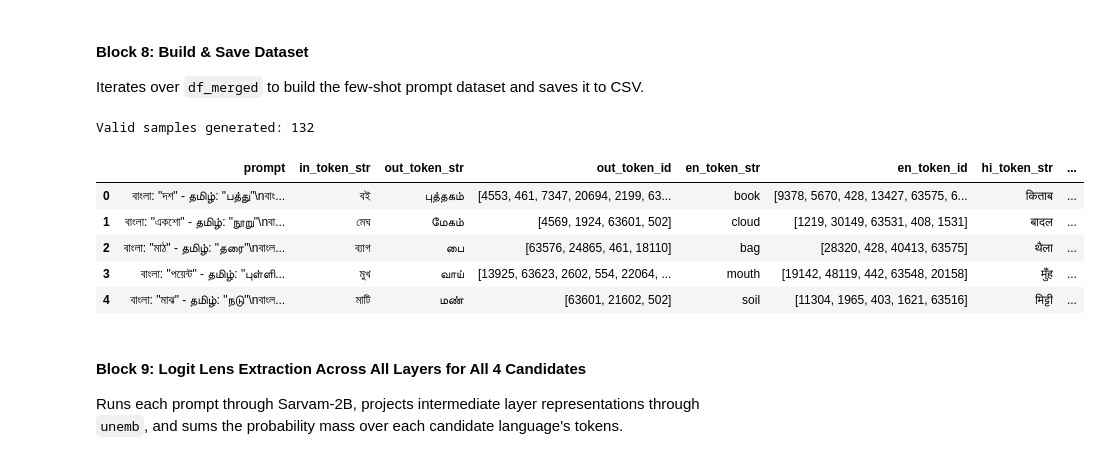
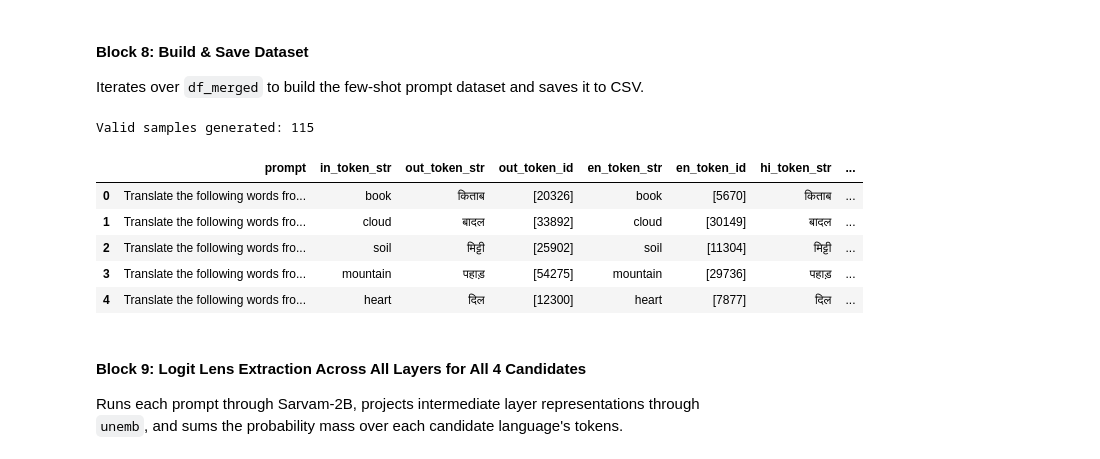
Before and after one commit to LEZEgit/btp-concept-space-language-analysis, a Jupyter notebook: Dataset_Creation/Translation Experiment/new_experiment.ipynb, the cells around one changed output. Cells and saved outputs as stored; diff of their text form; code cells hidden in the pictures.

```diff
--- a/Dataset_Creation/Translation Experiment/new_experiment.ipynb
+++ b/Dataset_Creation/Translation Experiment/new_experiment.ipynb
@@ -69,11 +90,11 @@ The autoreload extension is already loaded. To reload it, use:
 
 Sets the regional translation pair (`input_lang` $\rightarrow$ `target_lang`), points `custom_model` to `sarvamai/sarvam-2b-v0.5`, and defines your 4 candidate languages.
 # %%
-input_lang = 'ben'   # e.g., 'ben', 'mar', 'tel', 'tam'
-target_lang = 'tam'  # e.g., 'ben', 'mar', 'tel', 'tam'
+input_lang = 'en'   # e.g., 'ben', 'mar', 'tel', 'tam'
+target_lang = 'hi'  # e.g., 'ben', 'mar', 'tel', 'tam'
 model_size = '2b'
 custom_model = 'sarvamai/sarvam-2b-v0.5'
-single_token_only = False
+single_token_only = True
 multi_token_only = False
 out_dir = './visuals'
 hf_token = None # Or your HF token string if needed
@@ -251,15 +277,23 @@ lang2english_name = {
     'tam': 'Tamil'
 }
 
-def sample(df, ind, k=5, tokenizer=tokenizer, lang1='ben', lang2='tam', candidates=candidates, strict_disjoint=False):
+# Seems like the sarvam model doesn't understand that it has to perform translation (because the tam probabilites were close to 0 when doing hi -> tam),
+# modifying the prompt to make it more clear by doing the following:
+# 1. increase k,
+# 2. Add a header that says that the model has to translate, ---> will inspect
+# 3. Remove the double quotes to reduce confusion ---> This led to model doing nothing, so we reverted back to using quotes
+
+def sample(df, ind, k=10, tokenizer=tokenizer, lang1='ben', lang2='tam', candidates=candidates, strict_disjoint=False):
     df = df.reset_index(drop=True)
     temp = df[df.index != ind]
     sample_df = pd.concat([temp.sample(k-1), df[df.index == ind]], axis=0)
 
-    prompt = ""
+    prompt = f"Translate the following words from {lang2english_name[lang1]} to {lang2english_name[lang2]}.\n\n"
+    # prompt = ""
     for idx, (df_idx, row) in enumerate(sample_df.iterrows()):
         if idx < k-1:
             prompt += f'{lang2name[lang1]}: "{row[lang1]}" - {lang2name[lang2]}: "{row[lang2]}"\n'
+            # prompt += f"{lang2name[lang1]}: {row[lang1]} - {lang2name[lang2]}: "
         else:
             prompt += f'{lang2name[lang1]}: "{row[lang1]}" - {lang2name[lang2]}: "'
 
@@ -283,7 +317,7 @@ def sample(df, ind, k=5, tokenizer=tokenizer, lang1='ben', lang2='tam', candidat
                     yield None
                     return
 
-                # Optional disjoint filter against target language
+                # disjoint filter against target language
                 if strict_disjoint and c != lang2:
                     if len(set(out_token_id).intersection(set(c_tok_id))) > 0:
                         yield None
@@ -300,32 +334,32 @@ Iterates over `df_merged` to build the few-shot prompt dataset and saves it to C
 # %%
 dataset = []
 for ind in tqdm(range(len(df_merged))):
-    d = next(sample(df_merged, ind, lang1=input_lang, lang2=target_lang, candidates=candidates))
+    d = next(sample(df_merged, ind, lang1=input_lang, lang2=target_lang, candidates=candidates, strict_disjoint=True))
     if d is None:
         continue
     dataset.append(d)
 
 df = pd.DataFrame(dataset)
 save_path = f'{os.path.join(out_dir, custom_model)}/translation'
 os.makedirs(save_path, exist_ok=True)
 
 if single_token_only:
     df.to_csv(f'{save_path}/{model_size}_{input_lang}_{target_lang}_dataset_single_token.csv', index=False)
 elif multi_token_only:
     df.to_csv(f'{save_path}/{model_size}_{input_lang}_{target_lang}_dataset_multi_token.csv', index=False)
 else:
     df.to_csv(f'{save_path}/{model_size}_{input_lang}_{target_lang}_dataset.csv', index=False)
 
 print(f"Valid samples generated: {len(df)}")
 df.head()
 # %% [output]
-Valid samples generated: 132
+Valid samples generated: 115
 |  | prompt | in_token_str | out_token_str | out_token_id | en_token_str | en_token_id | hi_token_str | ... |
-| 0 | বাংলা: "দশ" - தமிழ்: "பத்து"\nবাং... | বই | புத்தகம் | [4553, 461, 7347, 20694, 2199, 63... | book | [9378, 5670, 428, 13427, 63575, 6... | किताब | ... |
-| 1 | বাংলা: "একশো" - தமிழ்: "நூறு"\nবা... | মেঘ | மேகம் | [4569, 1924, 63601, 502] | cloud | [1219, 30149, 63531, 408, 1531] | बादल | ... |
-| 2 | বাংলা: "মাঠ" - தமிழ்: "தரை"\nবাংল... | ব্যাগ | பை | [63576, 24865, 461, 18110] | bag | [28320, 428, 40413, 63575] | थैला | ... |
-| 3 | বাংলা: "পয়েন্ট" - தமிழ்: "புள்ளி... | মুখ | வாய் | [13925, 63623, 2602, 554, 22064, ... | mouth | [19142, 48119, 442, 63548, 20158] | मुँह | ... |
-| 4 | বাংলা: "মাঝ" - தமிழ்: "நடு"\nবাংল... | মাটি | மண் | [63601, 21602, 502] | soil | [11304, 1965, 403, 1621, 63516] | मिट्टी | ... |
+| 0 | Translate the following words fro... | book | किताब | [20326] | book | [5670] | किताब | ... |
+| 1 | Translate the following words fro... | cloud | बादल | [33892] | cloud | [30149] | बादल | ... |
+| 2 | Translate the following words fro... | soil | मिट्टी | [25902] | soil | [11304] | मिट्टी | ... |
+| 3 | Translate the following words fro... | mountain | पहाड़ | [54275] | mountain | [29736] | पहाड़ | ... |
+| 4 | Translate the following words fro... | heart | दिल | [12300] | heart | [7877] | दिल | ... |
 # %% [markdown]
 #### Block 9: Logit Lens Extraction Across All Layers for All 4 Candidates
 
```
Also changed, not shown: parts of 15 cells of this notebook, 45 other files.
